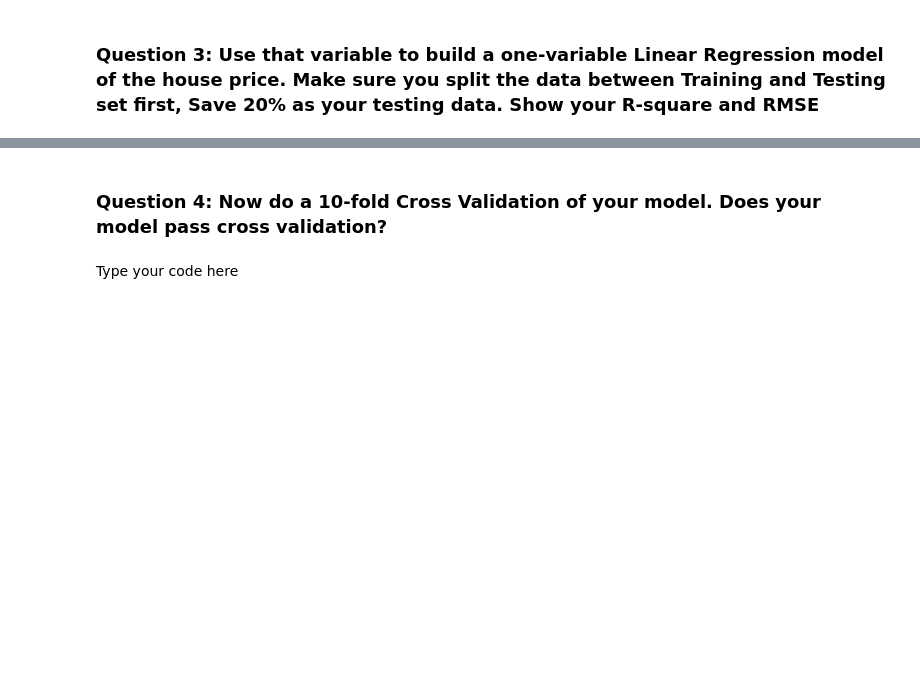
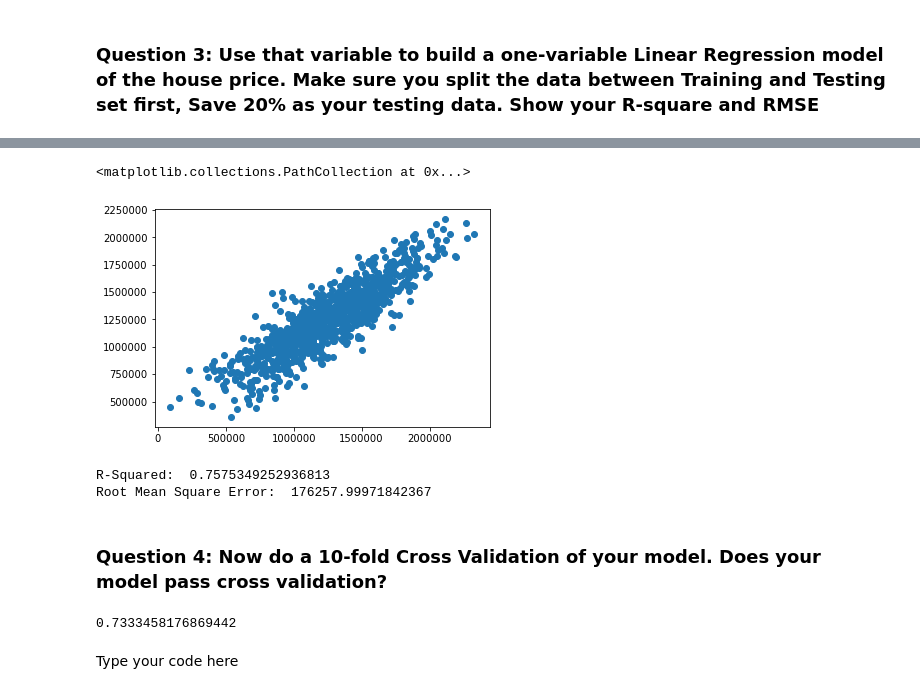
Before and after one commit to Arx1971/Linear-Regression-And-Logistic-Regression, a Jupyter notebook: HW2_Spring2020.ipynb, the cells around one changed output, grey strips where cells are left out. Saved outputs shown, nothing was run; the diff lists cells and outputs as text; code cells hidden in the pictures; blank space fills up the shorter version.

Commit message:
Linear Model

```diff
--- a/HW2_Spring2020.ipynb
+++ b/HW2_Spring2020.ipynb
@@ -57,5 +79,35 @@ Type your code here
+# %%
+X = housing[['Income', 'HouseAge', 'NumberOfRooms']]
+y = housing['Price']
+
+X_train, X_test, y_train, y_test = train_test_split(X, y, test_size=0.2, random_state=101)
+
+model = LinearRegression(normalize=True)
+
+model.fit(X_train, y_train)
+pred = model.predict(X_test)
+plt.scatter(y_test, pred)
+# %% [output]
+<matplotlib.collections.PathCollection at 0x...>
+[figure, added]
+# %%
+r_square = metrics.r2_score(y_test, pred)
+print('R-Squared: ', r_square)
+rmse = np.sqrt(metrics.mean_squared_error(y_test, pred))
+print('Root Mean Square Error: ',rmse)
+# %% [output]
+R-Squared:  0.7575349252936813
+Root Mean Square Error:  176257.99971842367
 # %% [markdown]
 ### Question 4: Now do a 10-fold Cross Validation of your model. Does your model pass cross validation?
+# %%
+from sklearn.model_selection import cross_val_score
+
+cross_validation_score = cross_val_score(model, X, y, cv=10)
+
+print(cross_validation_score.mean())
+# %% [output]
+0.7333458176869442
 # %% [markdown]
 Type your code here
 # %% [markdown]
```
Also changed, not shown: parts of 6 cells of this notebook.
